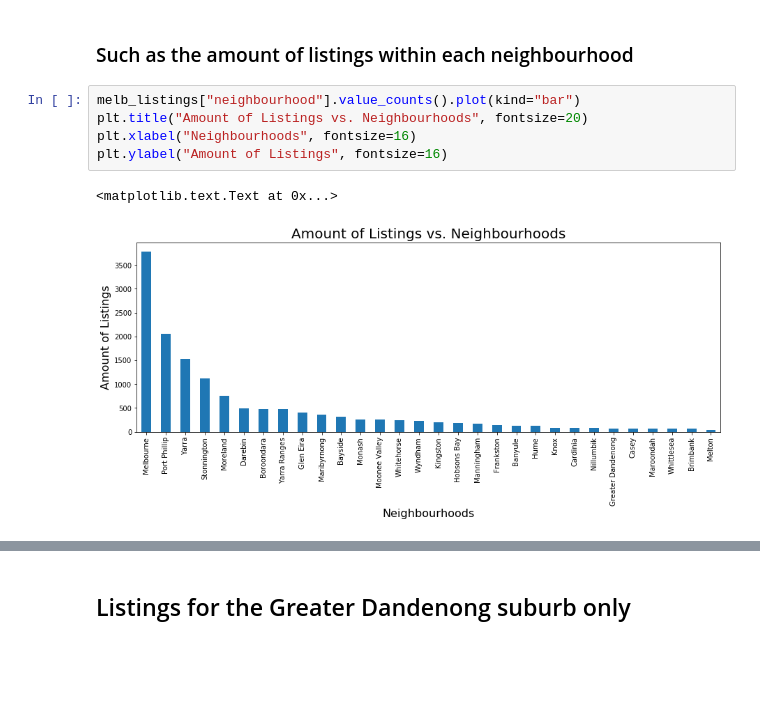
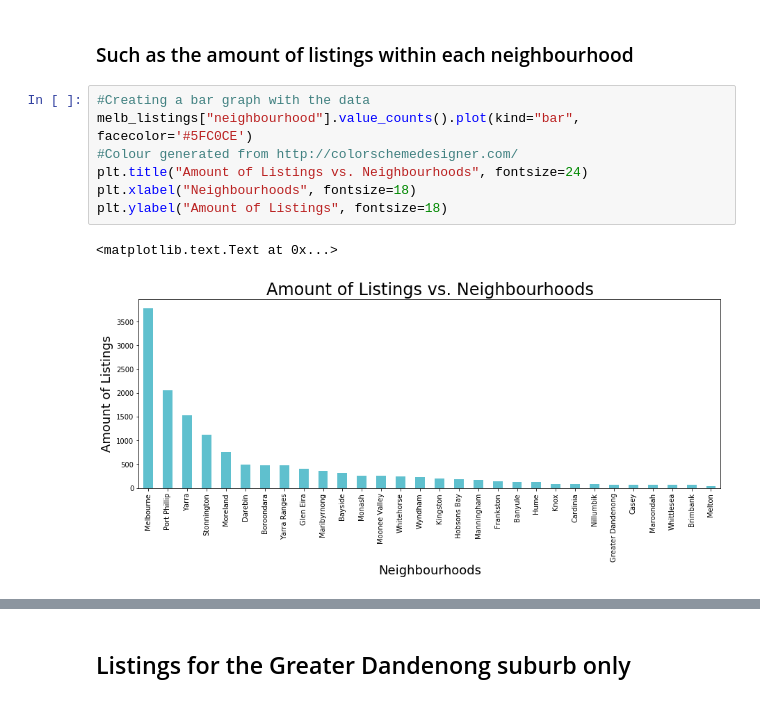
Before and after one commit to lisadoan98/code1161base, a Jupyter notebook: week6/Melbourne_AirBnB.ipynb, the cells around one changed output, grey strips where cells are left out. Saved outputs shown, nothing was run; the diff lists cells and outputs as text; blank space fills up the shorter version.

```diff
--- a/week6/Melbourne_AirBnB.ipynb
+++ b/week6/Melbourne_AirBnB.ipynb
@@ -81,10 +80,12 @@ Followed by its price in AUD, minimum nights per stay, total number of reviews f
 # %% [markdown]
 ### Such as the amount of listings within each neighbourhood
 # %%
-melb_listings["neighbourhood"].value_counts().plot(kind="bar")
-plt.title("Amount of Listings vs. Neighbourhoods", fontsize=20)
-plt.xlabel("Neighbourhoods", fontsize=16)
-plt.ylabel("Amount of Listings", fontsize=16)
+#Creating a bar graph with the data
+melb_listings["neighbourhood"].value_counts().plot(kind="bar", facecolor='#5FC0CE')
+#Colour generated from http://colorschemedesigner.com/
+plt.title("Amount of Listings vs. Neighbourhoods", fontsize=24)
+plt.xlabel("Neighbourhoods", fontsize=18)
+plt.ylabel("Amount of Listings", fontsize=18)
 # %% [output]
 <matplotlib.text.Text at 0x...>
-[figure, old version]
+[figure, new version]
```
Also changed, not shown: parts of 16 cells of this notebook.
